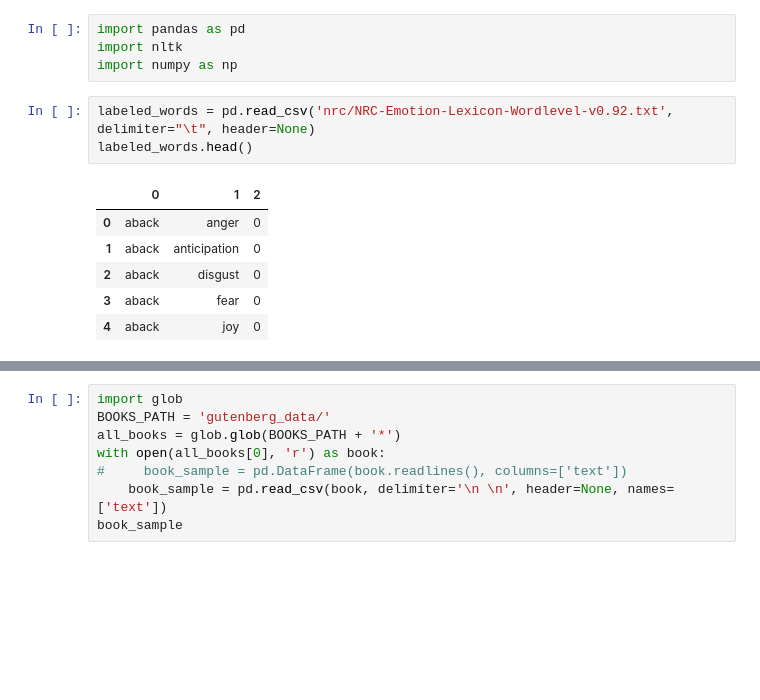
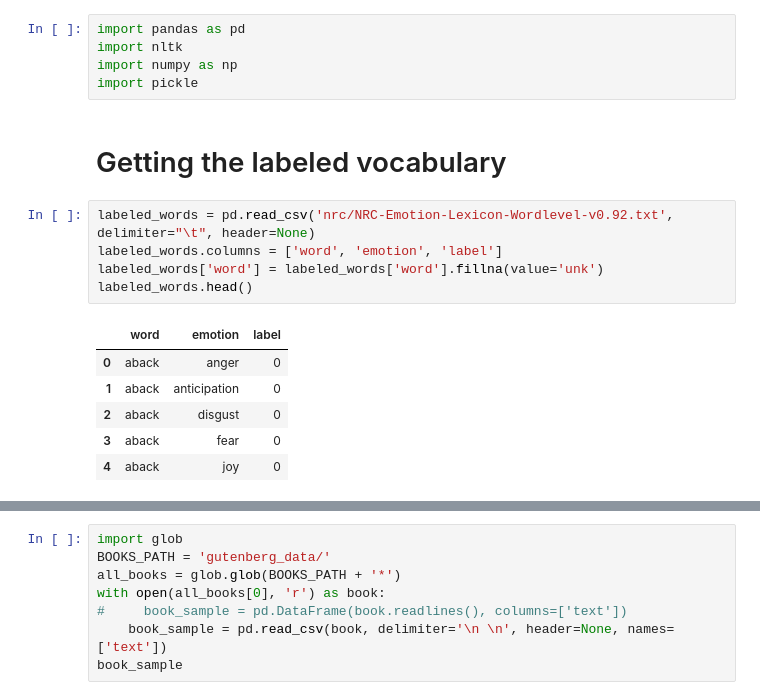
Before and after one commit to readingdeep/training, a Jupyter notebook: Preprocessing.ipynb, the cells around one changed output, grey strips where cells are left out. Saved outputs shown, nothing was run; the diff lists cells and outputs as text; blank space fills up the shorter version.

```diff
--- a/Preprocessing.ipynb
+++ b/Preprocessing.ipynb
@@ -2,11 +2,16 @@
 import pandas as pd
 import nltk
 import numpy as np
+import pickle
+# %% [markdown]
+# Getting the labeled vocabulary
 # %%
 labeled_words = pd.read_csv('nrc/NRC-Emotion-Lexicon-Wordlevel-v0.92.txt', delimiter="\t", header=None)
+labeled_words.columns = ['word', 'emotion', 'label']
+labeled_words['word'] = labeled_words['word'].fillna(value='unk')
 labeled_words.head()
 # %% [output]
-|  | 0 | 1 | 2 |
+|  | word | emotion | label |
 | 0 | aback | anger | 0 |
 | 1 | aback | anticipation | 0 |
 | 2 | aback | disgust | 0 |
```
Also changed, not shown: parts of 20 cells of this notebook, 3 other files.
